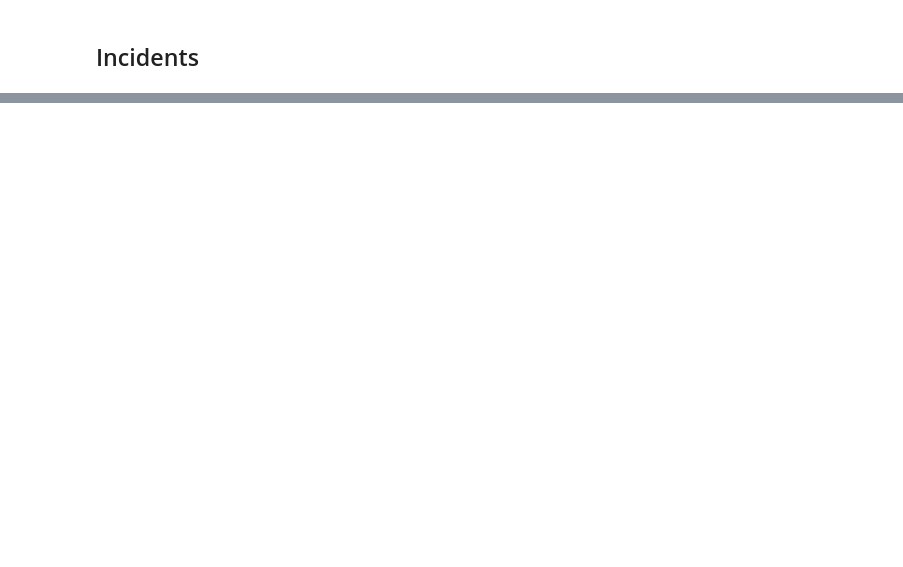
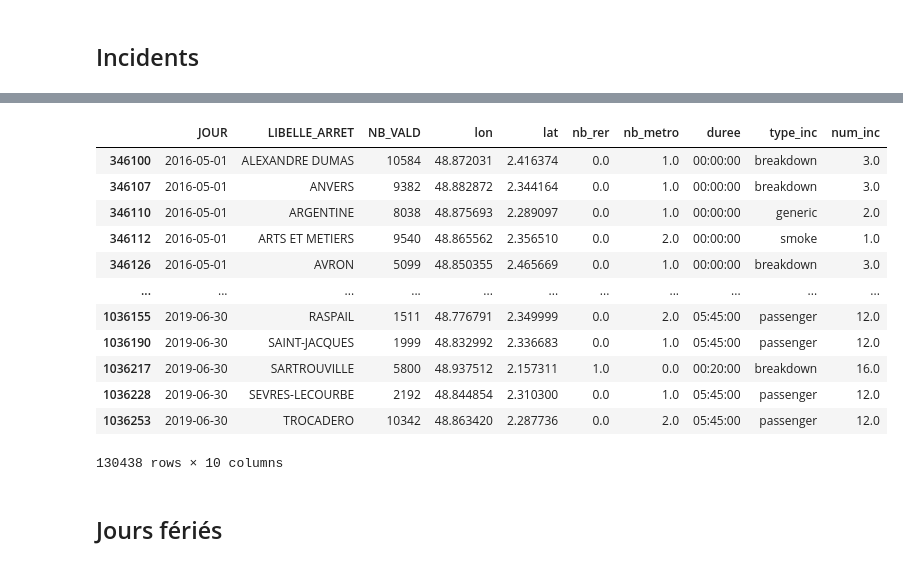
Before and after one commit to p-desaintchamas/datacamp-challenge-creation, a Jupyter notebook: merge_aggregate_data.ipynb, the cells around one changed output, grey strips where cells are left out. Cells and saved outputs as stored; diff of their text form; code cells hidden in the pictures; blank space fills up the shorter version.

Commit message:
correspondances et incidents

```diff
--- a/merge_aggregate_data.ipynb
+++ b/merge_aggregate_data.ipynb
@@ -210,0 +221,9 @@ inc.to_csv('datacamp-challenge-creation/data/incidents_2016_2019_clean.csv', ind
+# %%
+inc_group = inc.groupby(['day','line_num']).agg({
+    'duree' : sum,
+    'what' : 'first',
+    'type_inc' : 'count'
+}).reset_index().rename(columns={'type_inc':'num_inc','what':'type_inc'})
+inc_group['day'] = pd.to_datetime(inc_group['day'])
+
+inc_group.head()
@@ -210,0 +237,4 @@ inc.to_csv('datacamp-challenge-creation/data/incidents_2016_2019_clean.csv', ind
+# %%
+inc_station = inc_group.merge(corres, how='left',left_on='line_num',right_on='line').drop(['line','rer'],axis=1)
+
+inc_station.head()
@@ -210,0 +257,19 @@ inc.to_csv('datacamp-challenge-creation/data/incidents_2016_2019_clean.csv', ind
+# %%
+inc_station['Name'] = inc_station['stop_name'].str.lower()
+inc_station['Name'] = inc_station['Name'].str.replace('[^\w]','')
+inc_station['Name'] = inc_station['Name'].str.normalize('NFKD').str.encode('ascii', errors='ignore').str.decode('utf-8')
+
+inc_station['day'] = inc_station['day'].astype(str)
+
+curr_dt = dt_agg_pos_corr.copy()
+
+curr_dt['Name'] = curr_dt['LIBELLE_ARRET'].str.lower()
+curr_dt['Name'] = curr_dt['Name'].str.replace('[^\w]','')
+curr_dt['Name'] = curr_dt['Name'].str.normalize('NFKD').str.encode('ascii', errors='ignore').str.decode('utf-8')
+
+curr_dt['JOUR'] = curr_dt['JOUR'].astype(str)
+# %%
+dt_pos_cor_inc = curr_dt.merge(inc_station, how='left',left_on=['JOUR','Name'], right_on=['day','Name'])
+dt_pos_cor_inc.drop(['Name','day','line_num','stop_name'],axis=1,inplace=True)
+
+dt_pos_cor_inc.head()
@@ -210,0 +283,18 @@ inc.to_csv('datacamp-challenge-creation/data/incidents_2016_2019_clean.csv', ind
+# %%
+dt_pos_cor_inc.loc[dt_pos_cor_inc['num_inc'].notna()]
+# %% [output]
+|  | JOUR | LIBELLE_ARRET | NB_VALD | lon | lat | nb_rer | nb_metro | duree | type_inc | num_inc |
+| 346100 | 2016-05-01 | ALEXANDRE DUMAS | 10584 | 48.872031 | 2.416374 | 0.0 | 1.0 | 00:00:00 | breakdown | 3.0 |
+| 346107 | 2016-05-01 | ANVERS | 9382 | 48.882872 | 2.344164 | 0.0 | 1.0 | 00:00:00 | breakdown | 3.0 |
+| 346110 | 2016-05-01 | ARGENTINE | 8038 | 48.875693 | 2.289097 | 0.0 | 1.0 | 00:00:00 | generic | 2.0 |
+| 346112 | 2016-05-01 | ARTS ET METIERS | 9540 | 48.865562 | 2.356510 | 0.0 | 2.0 | 00:00:00 | smoke | 1.0 |
+| 346126 | 2016-05-01 | AVRON | 5099 | 48.850355 | 2.465669 | 0.0 | 1.0 | 00:00:00 | breakdown | 3.0 |
+| ... | ... | ... | ... | ... | ... | ... | ... | ... | ... | ... |
+| 1036155 | 2019-06-30 | RASPAIL | 1511 | 48.776791 | 2.349999 | 0.0 | 2.0 | 05:45:00 | passenger | 12.0 |
+| 1036190 | 2019-06-30 | SAINT-JACQUES | 1999 | 48.832992 | 2.336683 | 0.0 | 1.0 | 05:45:00 | passenger | 12.0 |
+| 1036217 | 2019-06-30 | SARTROUVILLE | 5800 | 48.937512 | 2.157311 | 1.0 | 0.0 | 00:20:00 | breakdown | 16.0 |
+| 1036228 | 2019-06-30 | SEVRES-LECOURBE | 2192 | 48.844854 | 2.310300 | 0.0 | 1.0 | 05:45:00 | passenger | 12.0 |
+| 1036253 | 2019-06-30 | TROCADERO | 10342 | 48.863420 | 2.287736 | 0.0 | 2.0 | 05:45:00 | passenger | 12.0 |
+130438 rows × 10 columns
+# %% [markdown]
+## Jours fériés
```
Also changed, not shown: parts of 27 cells of this notebook, 3 other files.
